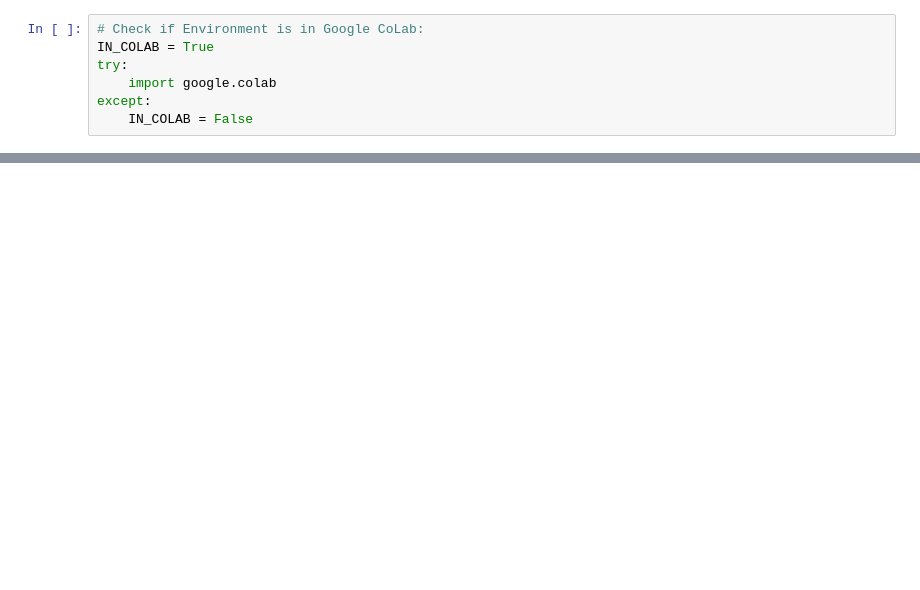
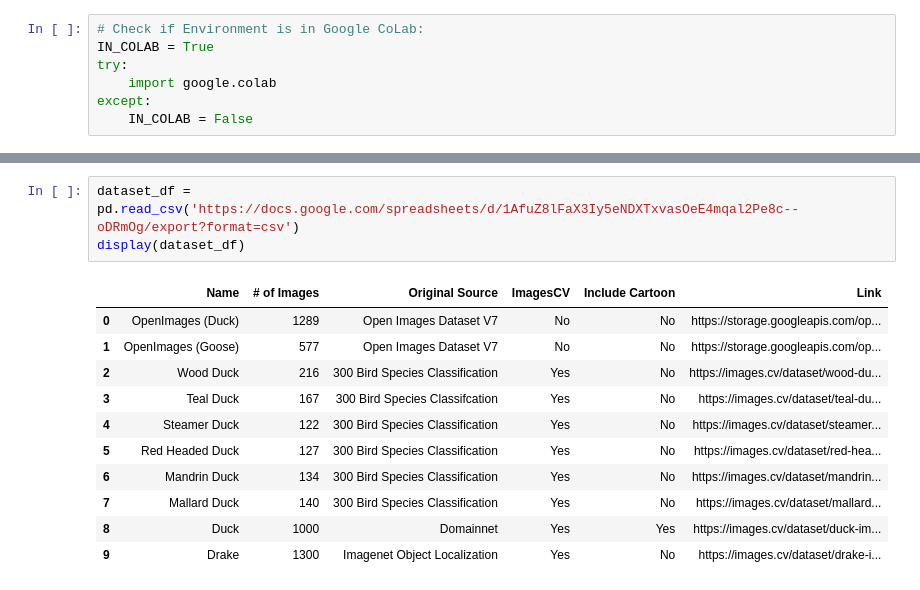
Before and after one commit to dotimothy/DuckDetector, a Jupyter notebook: TrainDuckDetector.ipynb, the cells around one changed output, grey strips where cells are left out. Cells and saved outputs as stored; diff of their text form; blank space fills up the shorter version.

```diff
--- a/TrainDuckDetector.ipynb
+++ b/TrainDuckDetector.ipynb
@@ -88,0 +100,15 @@ GPU: Tesla T4
+# %%
+dataset_df = pd.read_csv('https://docs.google.com/spreadsheets/d/1AfuZ8lFaX3Iy5eNDXTxvasOeE4mqal2Pe8c--oDRmOg/export?format=csv')
+display(dataset_df)
+# %% [output]
+|  | Name | # of Images | Original Source | ImagesCV | Include Cartoon | Link |
+| 0 | OpenImages (Duck) | 1289 | Open Images Dataset V7 | No | No | https://storage.googleapis.com/op... |
+| 1 | OpenImages (Goose) | 577 | Open Images Dataset V7 | No | No | https://storage.googleapis.com/op... |
+| 2 | Wood Duck | 216 | 300 Bird Species Classification | Yes | No | https://images.cv/dataset/wood-du... |
+| 3 | Teal Duck | 167 | 300 Bird Species Classifcation | Yes | No | https://images.cv/dataset/teal-du... |
+| 4 | Steamer Duck | 122 | 300 Bird Species Classification | Yes | No | https://images.cv/dataset/steamer... |
+| 5 | Red Headed Duck | 127 | 300 Bird Species Classification | Yes | No | https://images.cv/dataset/red-hea... |
+| 6 | Mandrin Duck | 134 | 300 Bird Species Classification | Yes | No | https://images.cv/dataset/mandrin... |
+| 7 | Mallard Duck | 140 | 300 Bird Species Classification | Yes | No | https://images.cv/dataset/mallard... |
+| 8 | Duck | 1000 | Domainnet | Yes | Yes | https://images.cv/dataset/duck-im... |
+| 9 | Drake | 1300 | Imagenet Object Localization | Yes | No | https://images.cv/dataset/drake-i... |
```
Also changed, not shown: parts of 17 cells of this notebook.
